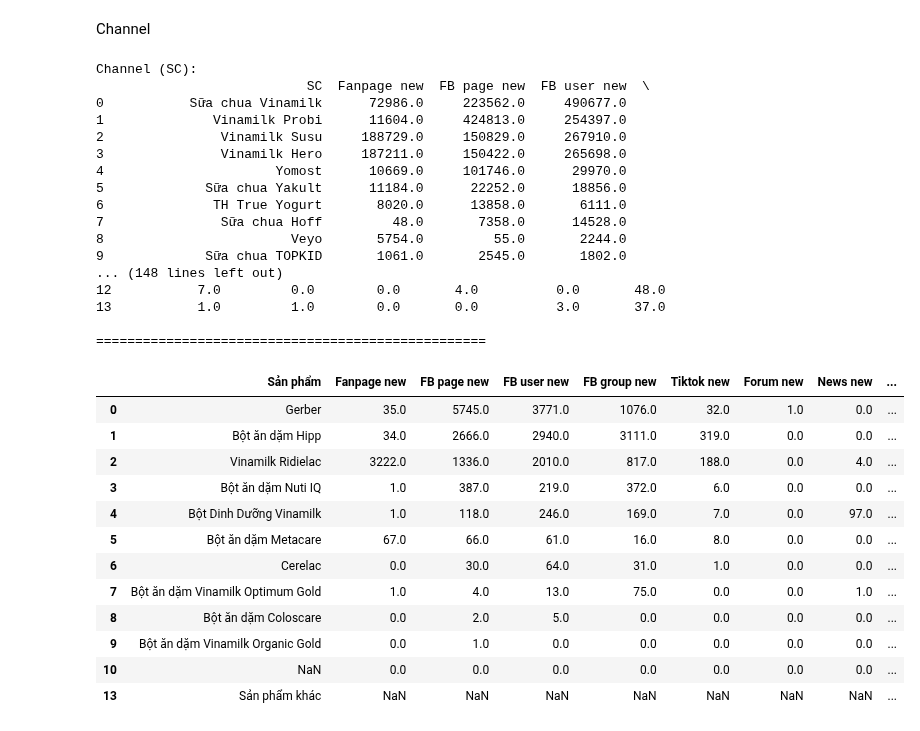
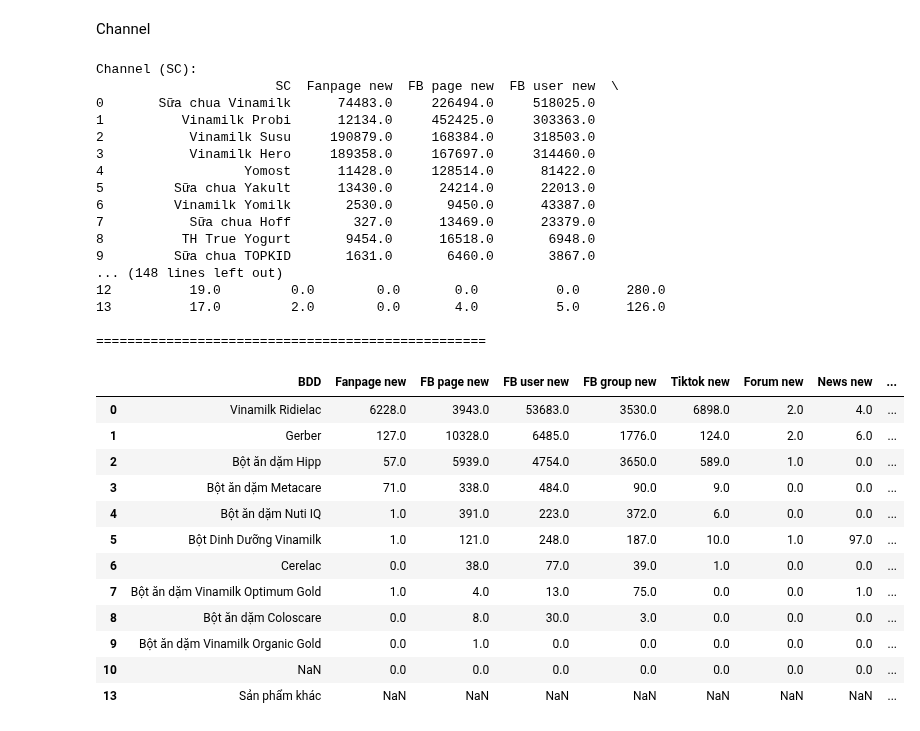
Before and after one commit to kimhueee/Brand-Social-Listening, a Jupyter notebook: Monthly Vinamilk.ipynb, the cells around one changed output. Saved outputs shown, nothing was run; the diff lists cells and outputs as text; code cells hidden in the pictures.

```diff
--- a/Monthly Vinamilk.ipynb
+++ b/Monthly Vinamilk.ipynb
@@ -2,9 +2,9 @@
 import pandas as pd
 import re
 # %%
-sh_sentiment = pd.read_excel(r"C:\Users\Kompa-KTelt056\Desktop\Data Kompa\Vinamilk\Tính 20.08.2024.xlsx", sheet_name='Sentiment')
-sh_relevant = pd.read_excel(r"C:\Users\Kompa-KTelt056\Desktop\Data Kompa\Vinamilk\Tính 20.08.2024.xlsx", sheet_name='Relevant')
-sh_channel = pd.read_excel(r"C:\Users\Kompa-KTelt056\Desktop\Data Kompa\Vinamilk\Tính 20.08.2024.xlsx", sheet_name='Channel')
+sh_sentiment = pd.read_excel(r"D:\\Data Kompa\Vinamilk\Tính 19.11.2024.xlsx", sheet_name='Sentiment')
+sh_relevant = pd.read_excel(r"D:\\Data Kompa\Vinamilk\Tính 19.11.2024.xlsx", sheet_name='Relevant')
+sh_channel = pd.read_excel(r"D:\\Data Kompa\Vinamilk\Tính 19.11.2024.xlsx", sheet_name='Channel')
 # %% [markdown]
 # Phân tích biến
 # %% [markdown]
@@ -669,7 +699,7 @@ def process_data_channel(df, columns, nganh_hang, year):
 
     grouped_df = filtered_df.groupby(["Sản phẩm"]).agg(columns).sort_values(by="Total new", ascending=False).reset_index().round()
 
-    grouped_df['Khác'] = grouped_df["Total new"] - grouped_df.drop(columns=["Sản phẩm", "Total new"]).sum(axis=1)
+    grouped_df["Khác"] = grouped_df["Total new"] - grouped_df.drop(columns=["Sản phẩm", "Total new"]).sum(axis=1)
 
     top_13 = grouped_df.head(13)
     khac = grouped_df.iloc[13:].agg(columns).to_frame().transpose()
@@ -687,7 +717,7 @@ channel_columns = {"Fanpage new": "sum","FB page new": "sum","FB user new": "sum
 # Define nganh_hang values
 nganh_hang_list = ['SC', 'SN', 'SB','SĐ','SĐN']
 
-existing_excel_path = r"C:\Users\Kompa-KTelt056\Desktop\Data Kompa\Vinamilk\final.xlsx"
+existing_excel_path = Link
 existing_excel = pd.ExcelFile(existing_excel_path)
 
 with pd.ExcelWriter(existing_excel_path, engine='openpyxl', mode='a',if_sheet_exists='overlay') as writer:
@@ -708,54 +738,55 @@ with pd.ExcelWriter(existing_excel_path, engine='openpyxl', mode='a',if_sheet_ex
         channel_data.to_excel(writer, sheet_name="Channel_Cate", startcol=start_column, index=False)
 
         # Adjust start column for the next DataFrame
-        start_column += len(channel_data.columns) + 3  # Increment by number of columns + some padding
+        start_column += len(channel_data.columns) + 2  # Increment by number of columns + some padding
 
 # Close the existing Excel file
 existing_excel.close()
 # %% [output]
 Channel (SC):
-                           SC  Fanpage new  FB page new  FB user new  \
-0           Sữa chua Vinamilk      72986.0     223562.0     490677.0
-1              Vinamilk Probi      11604.0     424813.0     254397.0
-2               Vinamilk Susu     188729.0     150829.0     267910.0
-3               Vinamilk Hero     187211.0     150422.0     265698.0
-4                      Yomost      10669.0     101746.0      29970.0
-5             Sữa chua Yakult      11184.0      22252.0      18856.0
-6              TH True Yogurt       8020.0      13858.0       6111.0
-7               Sữa chua Hoff         48.0       7358.0      14528.0
-8                        Veyo       5754.0         55.0       2244.0
-9             Sữa chua TOPKID       1061.0       2545.0       1802.0
+                       SC  Fanpage new  FB page new  FB user new  \
+0       Sữa chua Vinamilk      74483.0     226494.0     518025.0
+1          Vinamilk Probi      12134.0     452425.0     303363.0
+2           Vinamilk Susu     190879.0     168384.0     318503.0
+3           Vinamilk Hero     189358.0     167697.0     314460.0
+4                  Yomost      11428.0     128514.0      81422.0
+5         Sữa chua Yakult      13430.0      24214.0      22013.0
+6         Vinamilk Yomilk       2530.0       9450.0      43387.0
+7           Sữa chua Hoff        327.0      13469.0      23379.0
+8          TH True Yogurt       9454.0      16518.0       6948.0
+9         Sữa chua TOPKID       1631.0       6460.0       3867.0
 ... (148 lines left out)
-12           7.0         0.0        0.0       4.0          0.0       48.0
-13           1.0         1.0        0.0       0.0          3.0       37.0
+12          19.0         0.0        0.0       0.0          0.0      280.0
+13          17.0         2.0        0.0       4.0          5.0      126.0
 
 ==================================================
 # %%
 # Channel BDD
 filtered_sh_channel_BDD = sh_channel[(sh_channel["Ngành hàng"].isin(bdd)) & (sh_channel["Thời gian"].str.contains(year, na=False))]
 channel_BDD = filtered_sh_channel_BDD.groupby(["Sản phẩm"]).agg({"Fanpage new": "sum","FB page new": "sum","FB user new": "sum","FB group new": "sum","Tiktok new": "sum","Forum new": "sum","News new": "sum","Youtube new": "sum","Total new": "sum"}).sort_values(by="Total new",ascending=False).reset_index().round()
 channel_BDD["Khác"] = channel_BDD["Total new"] - channel_BDD.drop(columns=["Sản phẩm", "Total new"]).sum(axis=1)
 
 channel_BDD_top_13 = channel_BDD.head(13)
 
 SP_khac = channel_BDD.iloc[13:].agg({"Fanpage new": "sum","FB page new": "sum","FB user new": "sum","FB group new": "sum","Tiktok new": "sum","Forum new": "sum","News new": "sum","Youtube new": "sum","Total new": "sum"}).to_frame().transpose()
 
 channel_BDD = pd.concat([channel_BDD_top_13, SP_khac], ignore_index=True)
 channel_BDD.loc[13, 'Sản phẩm'] = 'Sản phẩm khác'
 channel_BDD.loc[13, 'Khác'] = channel_BDD.loc[13, 'Total new'] - channel_BDD.loc[13, ['Fanpage new', 'FB page new', 'FB user new', 'FB group new', 'Tiktok new', 'Forum new', 'News new', 'Youtube new']].sum()
 channel_BDD = channel_BDD[['Sản phẩm','Fanpage new','FB page new','FB user new','FB group new','Tiktok new','Forum new','News new','Youtube new','Khác','Total new']]
+channel_BDD.rename(columns={'Sản phẩm': 'BDD'}, inplace=True)
 channel_BDD
 # %% [output]
-|  | Sản phẩm | Fanpage new | FB page new | FB user new | FB group new | Tiktok new | Forum new | News new | ... |
-| 0 | Gerber | 35.0 | 5745.0 | 3771.0 | 1076.0 | 32.0 | 1.0 | 0.0 | ... |
-| 1 | Bột ăn dặm Hipp | 34.0 | 2666.0 | 2940.0 | 3111.0 | 319.0 | 0.0 | 0.0 | ... |
-| 2 | Vinamilk Ridielac | 3222.0 | 1336.0 | 2010.0 | 817.0 | 188.0 | 0.0 | 4.0 | ... |
-| 3 | Bột ăn dặm Nuti IQ | 1.0 | 387.0 | 219.0 | 372.0 | 6.0 | 0.0 | 0.0 | ... |
-| 4 | Bột Dinh Dưỡng Vinamilk | 1.0 | 118.0 | 246.0 | 169.0 | 7.0 | 0.0 | 97.0 | ... |
-| 5 | Bột ăn dặm Metacare | 67.0 | 66.0 | 61.0 | 16.0 | 8.0 | 0.0 | 0.0 | ... |
-| 6 | Cerelac | 0.0 | 30.0 | 64.0 | 31.0 | 1.0 | 0.0 | 0.0 | ... |
+|  | BDD | Fanpage new | FB page new | FB user new | FB group new | Tiktok new | Forum new | News new | ... |
+| 0 | Vinamilk Ridielac | 6228.0 | 3943.0 | 53683.0 | 3530.0 | 6898.0 | 2.0 | 4.0 | ... |
+| 1 | Gerber | 127.0 | 10328.0 | 6485.0 | 1776.0 | 124.0 | 2.0 | 6.0 | ... |
+| 2 | Bột ăn dặm Hipp | 57.0 | 5939.0 | 4754.0 | 3650.0 | 589.0 | 1.0 | 0.0 | ... |
+| 3 | Bột ăn dặm Metacare | 71.0 | 338.0 | 484.0 | 90.0 | 9.0 | 0.0 | 0.0 | ... |
+| 4 | Bột ăn dặm Nuti IQ | 1.0 | 391.0 | 223.0 | 372.0 | 6.0 | 0.0 | 0.0 | ... |
+| 5 | Bột Dinh Dưỡng Vinamilk | 1.0 | 121.0 | 248.0 | 187.0 | 10.0 | 1.0 | 97.0 | ... |
+| 6 | Cerelac | 0.0 | 38.0 | 77.0 | 39.0 | 1.0 | 0.0 | 0.0 | ... |
 | 7 | Bột ăn dặm Vinamilk Optimum Gold | 1.0 | 4.0 | 13.0 | 75.0 | 0.0 | 0.0 | 1.0 | ... |
-| 8 | Bột ăn dặm Coloscare | 0.0 | 2.0 | 5.0 | 0.0 | 0.0 | 0.0 | 0.0 | ... |
+| 8 | Bột ăn dặm Coloscare | 0.0 | 8.0 | 30.0 | 3.0 | 0.0 | 0.0 | 0.0 | ... |
 | 9 | Bột ăn dặm Vinamilk Organic Gold | 0.0 | 1.0 | 0.0 | 0.0 | 0.0 | 0.0 | 0.0 | ... |
 | 10 | NaN | 0.0 | 0.0 | 0.0 | 0.0 | 0.0 | 0.0 | 0.0 | ... |
 | 13 | Sản phẩm khác | NaN | NaN | NaN | NaN | NaN | NaN | NaN | ... |
```
Also changed, not shown: parts of 37 cells of this notebook.
